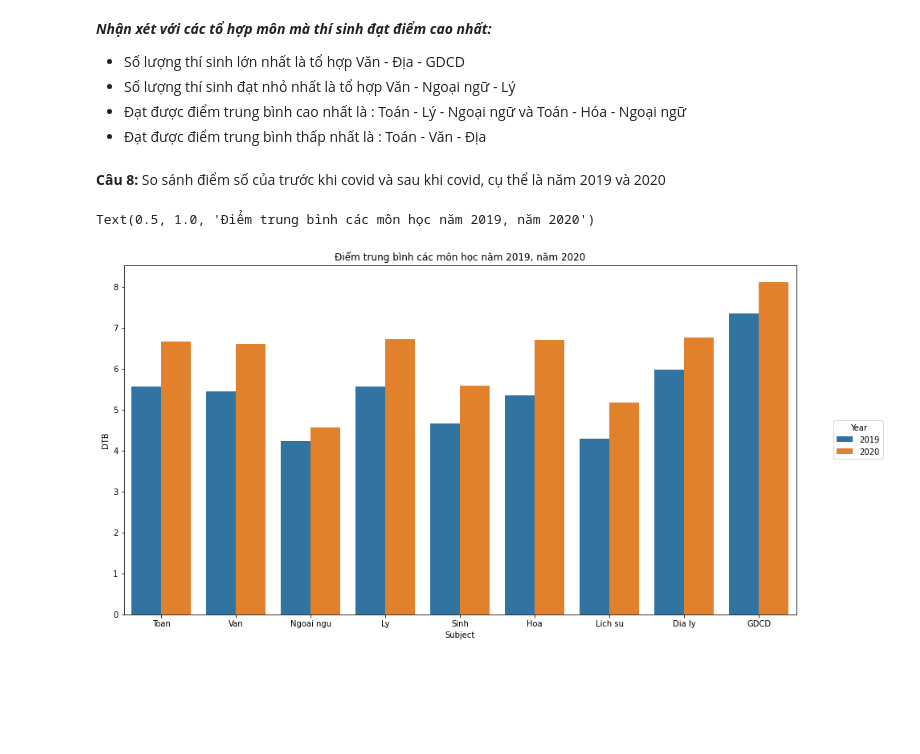
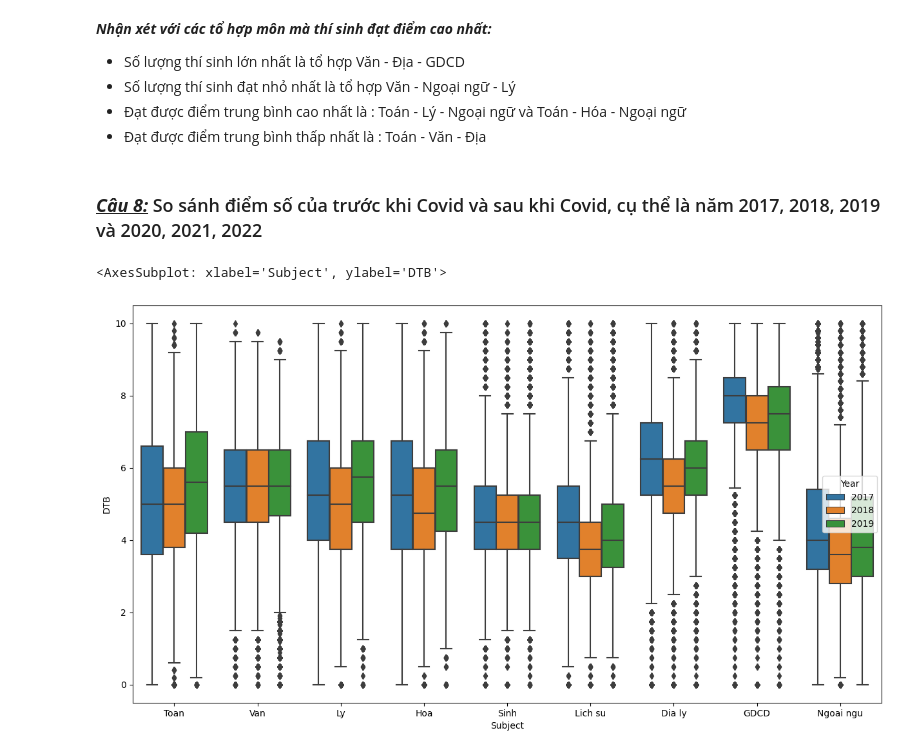
Before and after one commit to VienHaiYen/-DiemThi-2019-2022-THPTQG, a Jupyter notebook: main.ipynb, the cells around one changed output. Cells and saved outputs as stored; diff of their text form; code cells hidden in the pictures; blank space fills up the shorter version.

```diff
--- a/main.ipynb
+++ b/main.ipynb
@@ -680,22 +687,20 @@ sns.pointplot(data=df1,
 - Đạt được điểm trung bình cao nhất là : Toán - Lý - Ngoại ngữ và Toán - Hóa - Ngoại ngữ
 - Đạt được điểm trung bình thấp nhất là : Toán - Văn - Địa
 # %% [markdown]
-**Câu 8:**
-So sánh điểm số của trước khi covid và sau khi covid, cụ thể là năm 2019 và 2020
+### <u>***Câu 8:***</u> So sánh điểm số của trước khi Covid và sau khi Covid, cụ thể là năm 2017, 2018, 2019 và 2020, 2021, 2022
-# %%
-
-df1=df[(df['Year']==2019) | (df['Year'] == 2020)]
-df1=df1.groupby(['Year'])[subjects].mean()
-df1.reset_index(inplace=True)
-df1=df1.melt(id_vars=["Year"],var_name="Subject",value_name="DTB")
-plt.figure(figsize = (15,8))
-sns.barplot(data=df1,
-            x="Subject",
-            y="DTB",
-            hue="Year",
-            )
-plt.legend(title="Year", loc="center left",bbox_to_anchor=(1.05,0.5))
-plt.title("Điểm trung bình các môn học năm 2019, năm 2020")
-# %% [output]
-Text(0.5, 1.0, 'Điểm trung bình các môn học năm 2019, năm 2020')
-[figure, removed]
+# %%
+years_before_covid = [2017, 2018, 2019]
+year_after_covid = [2020, 2021, 2022]
+
+df_before_covid = df[df['Year'].isin(years_before_covid)].drop(columns=["SBD","MaTinh"])
+df_after_covid = df[df['Year'].isin(year_after_covid)].drop(columns=["SBD","MaTinh"])
+
+df_before_covid = df_before_covid.melt(id_vars=["Year"],var_name="Subject",value_name="DTB")
+df_after_covid = df_after_covid.melt(id_vars=["Year"],var_name="Subject",value_name="DTB")
+# %%
+plt.figure(figsize = (15,8))
+
+sns.boxplot(data=df_before_covid, x="Subject", y="DTB", hue="Year")
+# %% [output]
+<AxesSubplot: xlabel='Subject', ylabel='DTB'>
+[figure, added]
```
Also changed, not shown: parts of 43 cells of this notebook, 1 other file.
